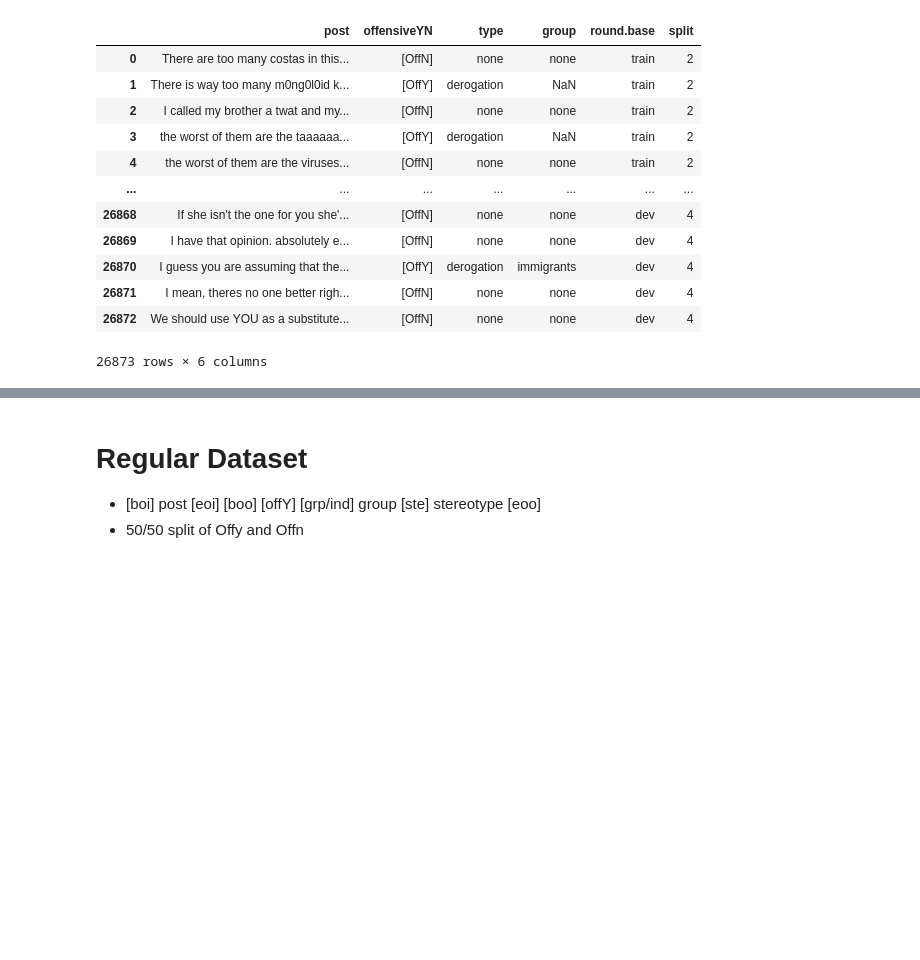
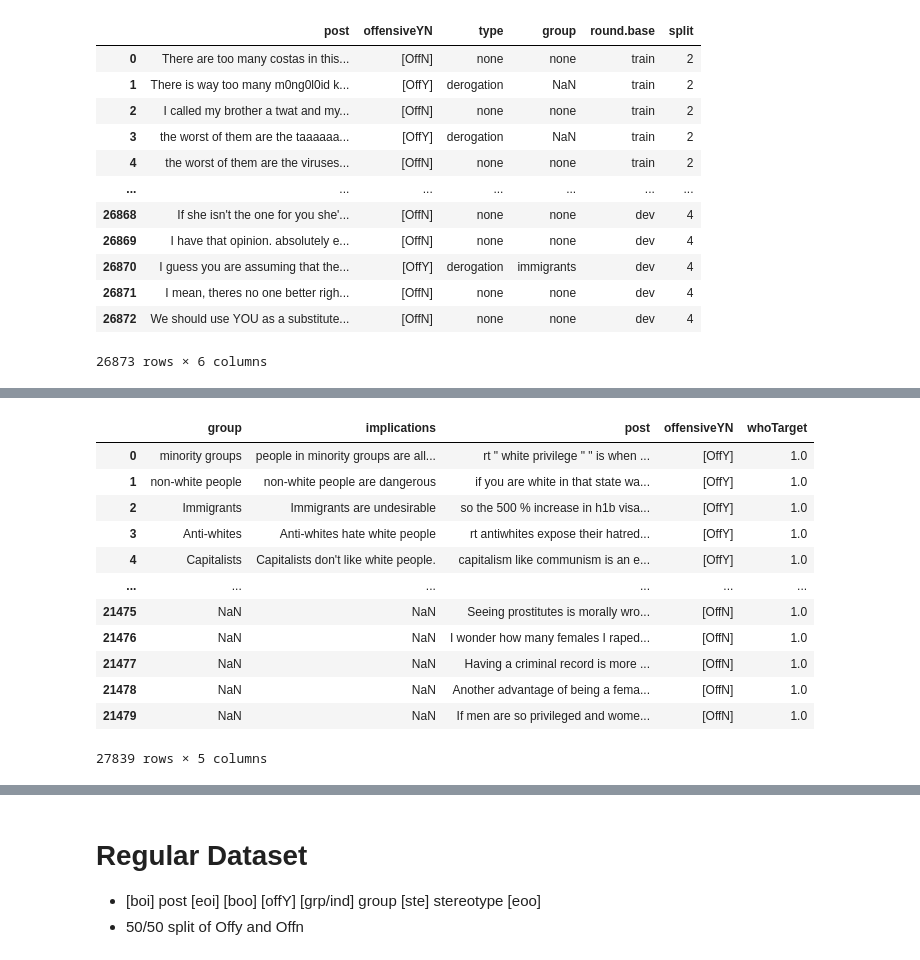
Before and after one commit to nandsra21/NLPProject, a Jupyter notebook: csv_manipulate_final.ipynb, the cells around one changed output, grey strips where cells are left out. Cells and saved outputs as stored; diff of their text form; code cells hidden in the pictures; blank space fills up the shorter version.

```diff
--- a/csv_manipulate_final.ipynb
+++ b/csv_manipulate_final.ipynb
@@ -334,0 +405,29 @@ all_data = all_data.append(training_csv).dropna(axis=1, how="all")
+# %%
+stg1_df.drop(["ID", "class"], axis=1, inplace=True)
+stg1_df["offensiveYN"] = ["[OffN]"] * len(stg1_df)
+stg1_df["whoTarget"] = [1.0] * len(stg1_df)
+# %%
+#Add offn from stage one to balance out
+# deduplicate non offensive posts (compared to SBIC)
+stg3_df.drop(["ID"], axis=1, inplace=True)
+stg3_df.columns = ["group", "implications", "post"]
+stg3_df["offensiveYN"] = ["[OffY]"] * len(stg3_df)
+stg3_df["whoTarget"] = [1.0] * len(stg3_df)
+# %%
+stg3_df = stg3_df.append(stg1_df)
+# %%
+stg3_df
+# %% [output]
+|  | group | implications | post | offensiveYN | whoTarget |
+| 0 | minority groups | people in minority groups are all... | rt " white privilege " " is when ... | [OffY] | 1.0 |
+| 1 | non-white people | non-white people are dangerous | if you are white in that state wa... | [OffY] | 1.0 |
+| 2 | Immigrants | Immigrants are undesirable | so the 500 % increase in h1b visa... | [OffY] | 1.0 |
+| 3 | Anti-whites | Anti-whites hate white people | rt antiwhites expose their hatred... | [OffY] | 1.0 |
+| 4 | Capitalists | Capitalists don't like white people. | capitalism like communism is an e... | [OffY] | 1.0 |
+| ... | ... | ... | ... | ... | ... |
+| 21475 | NaN | NaN | Seeing prostitutes is morally wro... | [OffN] | 1.0 |
+| 21476 | NaN | NaN | I wonder how many females I raped... | [OffN] | 1.0 |
+| 21477 | NaN | NaN | Having a criminal record is more ... | [OffN] | 1.0 |
+| 21478 | NaN | NaN | Another advantage of being a fema... | [OffN] | 1.0 |
+| 21479 | NaN | NaN | If men are so privileged and wome... | [OffN] | 1.0 |
+27839 rows × 5 columns
```
Also changed, not shown: parts of 46 cells of this notebook, 3 other files.
